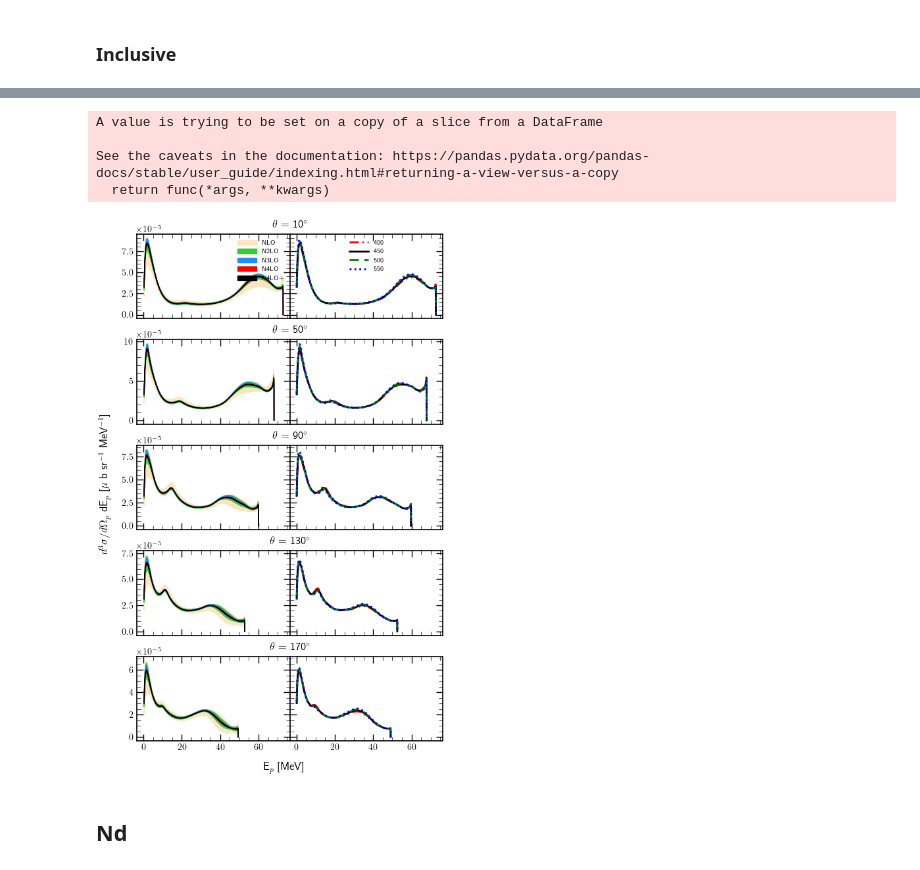
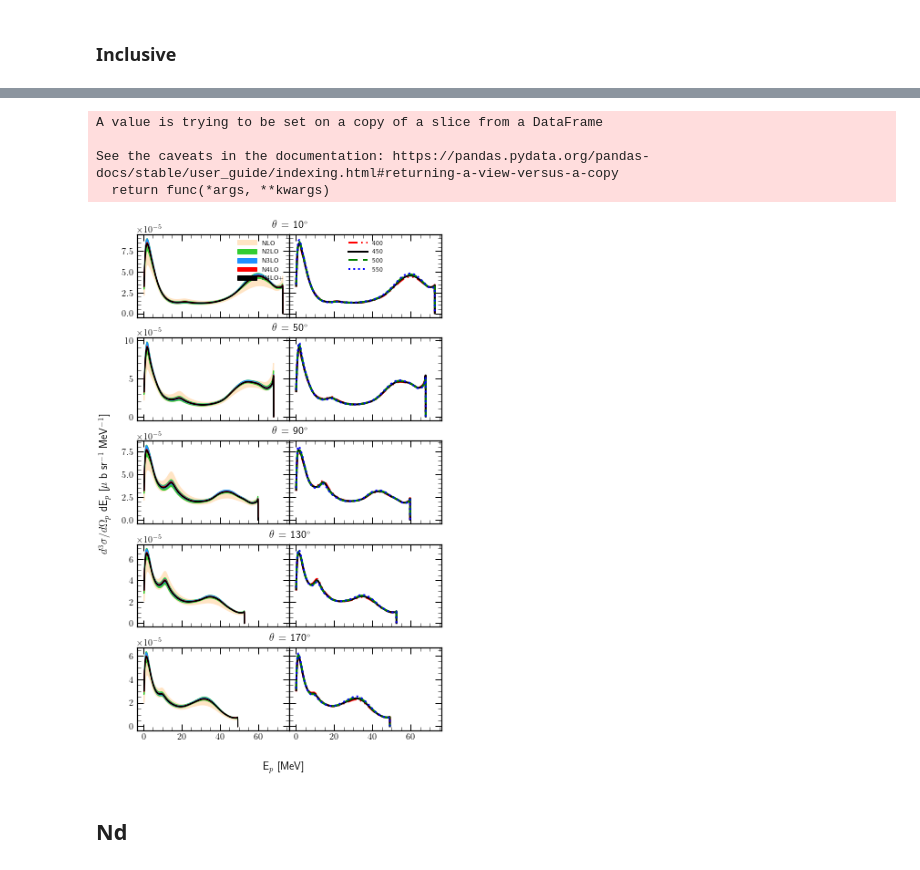
Before and after one commit to VitaliiUr/thesis, a Jupyter notebook: PlotData/figures_He.ipynb, the cells around one changed output, grey strips where cells are left out. Cells and saved outputs as stored; diff of their text form; code cells hidden in the pictures.

```diff
--- a/PlotData/figures_He.ipynb
+++ b/PlotData/figures_He.ipynb
@@ -379,7 +379,7 @@ for i, angle in enumerate(np.sort(df2["angle"].unique())):
     axes[i, 0].ticklabel_format(axis="y", style="sci", scilimits=(-5, -5))
     create_subtitle(fig, gs[i, 0:2], f"$\\theta$ = {angle}$^\circ$")
 
-    df_trunc = get_truncation(df_piv[df_piv.angle == 10].drop(
+    df_trunc = get_truncation(df_piv[df_piv.angle == angle].drop(
         "angle", axis=1), en, Lambda=650)
     for force in FORCES[1:]:
         df_tmp =  df2[(df2["CUTOFF"]==450) & (df2["Energy"] == en)
@@ -413,0 +414,24 @@ See the caveats in the documentation: https://pandas.pydata.org/pandas-docs/stab
+# %%
+order = "N4LO+"
+en = 100
+angle = 10
+df_tmp = df2[(df2.CUTOFF == 450) & (df2["Energy"] == en)]
+df_tmp.sort_values("E1", inplace=True)
+df_piv = df_tmp.pivot(index=["E1", "angle"], columns="FORCE")[
+    "CROSS"].reindex(FORCES, axis=1)
+df_piv = df_piv.reset_index(level=1)
+for angle in np.arange(10, 180,40):
+    df_trunc = get_truncation(df_piv[df_piv.angle == angle].drop(
+        "angle", axis=1), en, Lambda=650)
+    df_tmp = df2[(df2.FORCE == order) &
+                (df2.CUTOFF == 450) &
+                (df2.Energy == en) &
+                (df2.angle == angle)][["E1", "CROSS"]]
+    df_tmp["CROSS+"] = df_tmp["CROSS"] + df_trunc[order].values
+    df_tmp["CROSS-"] = df_tmp["CROSS"] - df_trunc[order].values
+
+    print("angle:", angle)
+    print("%.2f percent" % (df_tmp.iloc[(df_tmp['E1']-1.463).abs().argsort()[:1]][["CROSS-", "CROSS+"]]
+        .apply(lambda x: relative_diff(*x), axis=1)*100).values[0])
+    # print("%.2f percent" % (df_tmp.iloc[(df_tmp['E1']-3.882).abs().argsort()[:1]][["CROSS-", "CROSS+"]]
+    #     .apply(lambda x: relative_diff(*x), axis=1)*100).values[0])
@@ -413,0 +449,15 @@ See the caveats in the documentation: https://pandas.pydata.org/pandas-docs/stab
+# %%
+order = "N4LO+"
+en = 100
+for angle in np.arange(10, 180, 40):
+    df_tmp = df2[(df2.FORCE == order) &
+                (df2.Energy == en) &
+                (df2.angle == angle)]
+    reldif2 = (df_tmp.pivot(index="E1", columns="CUTOFF")[
+        "CROSS"].apply(lambda x: relative_diff(*x), axis=1)*100).reset_index()
+    print("angle:", angle)
+    # print("%.2f percent" % (reldif2.iloc[(df_tmp['E1']-1.463).abs().argsort()[:1]])
+    # print("%.2f percent" % (reldif2.iloc[(df_tmp['E1']-3.882).abs().argsort()[:1]]))
+    print("%.2f percent" %
+        #   reldif2.iloc[(reldif2['E1']-3.882).abs().argsort()[:1]][0].values[0])
+      reldif2.iloc[(reldif2['E1']-1.463).abs().argsort()[:1]][0].values[0])
@@ -431,38 +492,38 @@ for i, angle in enumerate(np.sort(df2["angle"].unique())):
     axes[i, 0].ticklabel_format(axis="y", style="sci", scilimits=(-5, -5))
     create_subtitle(fig, gs[i, 0:2], f"$\\theta$ = {angle}$^\circ$")
 
-    df_trunc = get_truncation(df_piv[df_piv.angle == 10].drop(
+    df_trunc = get_truncation(df_piv[df_piv.angle == angle].drop(
         "angle", axis=1), en, Lambda=650)
     for force in FORCES[1:]:
         df_tmp =  df2[(df2["CUTOFF"]==450) & (df2["Energy"] == en)
                         & (df2["FORCE"] == force) & (df2["angle"] == angle)]
         axes[i, 0].fill_between(df_tmp["E1"], df_tmp["CROSS"].values+df_trunc[force].values,
                              df_tmp["CROSS"].values-df_trunc[force].values, label=force,
                              color=trunc_colors[force])
         # axes[i, 0].plot(df_tmp["E1"], df_tmp[obs], **line_styles[force], label=force)
     for cut in CUTOFF:
         df_tmp =  df2[(df2["CUTOFF"]==cut) & (df2["Energy"] == en)
                         & (df2["FORCE"] == "N4LO+") & (df2["angle"] == angle)]
         axes[i, 1].plot(df_tmp["E1"], df_tmp[obs], **ls_cutoff[cut], label=cut)
     for j, ax in enumerate(axes[i]):
         ax.tick_params(which='minor', direction='in', length=4,
                     width=0.5, top=True, right=True)
         ax.tick_params(which='major', direction='in',
                     length=7, width=1, top=True, right=True, zorder=1)
         # ax.grid(alpha=0.2)
         ax.set_zorder(-1)
 axes[0,0].legend(fontsize=7, handlelength=3)
 axes[0,1].legend(fontsize=7, handlelength=3)
 plt.tight_layout()
-plt.savefig(f"Figures_HE/{obs}_incl_trunc_{en}mev_all.pdf", dpi=300, facecolor="white")
+# plt.savefig(f"Figures_HE/{obs}_incl_trunc_{en}mev_all.pdf", dpi=300, facecolor="white")
     # plt.close()
 plt.show()
 # %% [output]
 A value is trying to be set on a copy of a slice from a DataFrame
 
 See the caveats in the documentation: https://pandas.pydata.org/pandas-docs/stable/user_guide/indexing.html#returning-a-view-versus-a-copy
   return func(*args, **kwargs)
-[figure, old version]
+[figure, new version]
 # %% [markdown]
 ## Nd
 # %%
```
Also changed, not shown: parts of 7 cells of this notebook, 6 other files.
